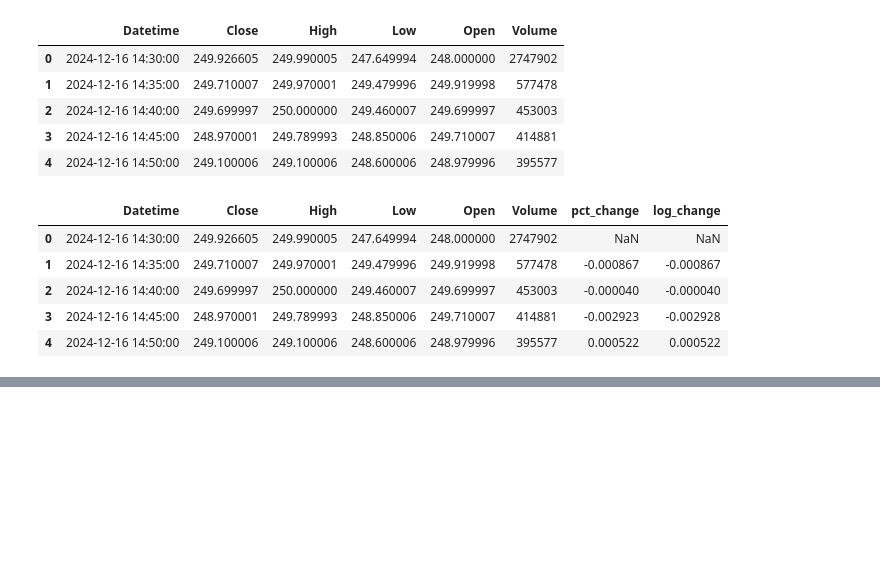
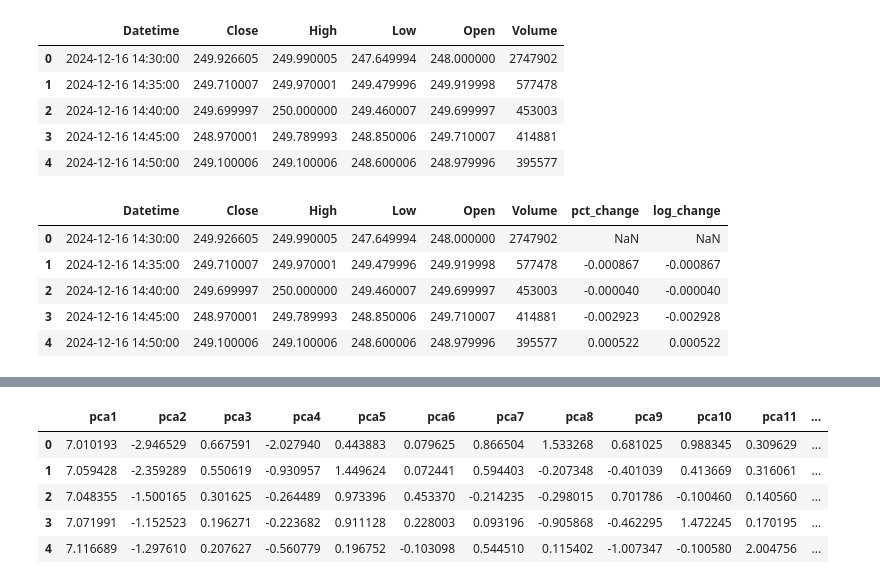
Before and after one commit to UsithaDJay/Intellitrade, a Jupyter notebook: Turning_Points_Forecasting/Feature_Engineering.ipynb, the cells around one changed output, grey strips where cells are left out. Cells and saved outputs as stored; diff of their text form; code cells hidden in the pictures; blank space fills up the shorter version.

```diff
--- a/Turning_Points_Forecasting/Feature_Engineering.ipynb
+++ b/Turning_Points_Forecasting/Feature_Engineering.ipynb
@@ -65,0 +786,15 @@ df.head()
+# %%
+num_components = 20
+pca = PCA(num_components)
+X_pca = pca.fit_transform(X_std) # fit and reduce dimension
+# %%
+df_PCA=X_pca.copy()
+df_PCA = pd.DataFrame(df_PCA,columns=["pca1","pca2","pca3","pca4","pca5","pca6","pca7","pca8","pca9","pca10","pca11","pca12","pca13","pca14","pca15","pca16","pca17","pca18","pca19","pca20"])
+df_PCA.head()
+# %% [output]
+|  | pca1 | pca2 | pca3 | pca4 | pca5 | pca6 | pca7 | pca8 | pca9 | pca10 | pca11 | ... |
+| 0 | 7.010193 | -2.946529 | 0.667591 | -2.027940 | 0.443883 | 0.079625 | 0.866504 | 1.533268 | 0.681025 | 0.988345 | 0.309629 | ... |
+| 1 | 7.059428 | -2.359289 | 0.550619 | -0.930957 | 1.449624 | 0.072441 | 0.594403 | -0.207348 | -0.401039 | 0.413669 | 0.316061 | ... |
+| 2 | 7.048355 | -1.500165 | 0.301625 | -0.264489 | 0.973396 | 0.453370 | -0.214235 | -0.298015 | 0.701786 | -0.100460 | 0.140560 | ... |
+| 3 | 7.071991 | -1.152523 | 0.196271 | -0.223682 | 0.911128 | 0.228003 | 0.093196 | -0.905868 | -0.462295 | 1.472245 | 0.170195 | ... |
+| 4 | 7.116689 | -1.297610 | 0.207627 | -0.560779 | 0.196752 | -0.103098 | 0.544510 | 0.115402 | -1.007347 | -0.100580 | 2.004756 | ... |
```
Also changed, not shown: parts of 31 cells of this notebook, 2 other files.
